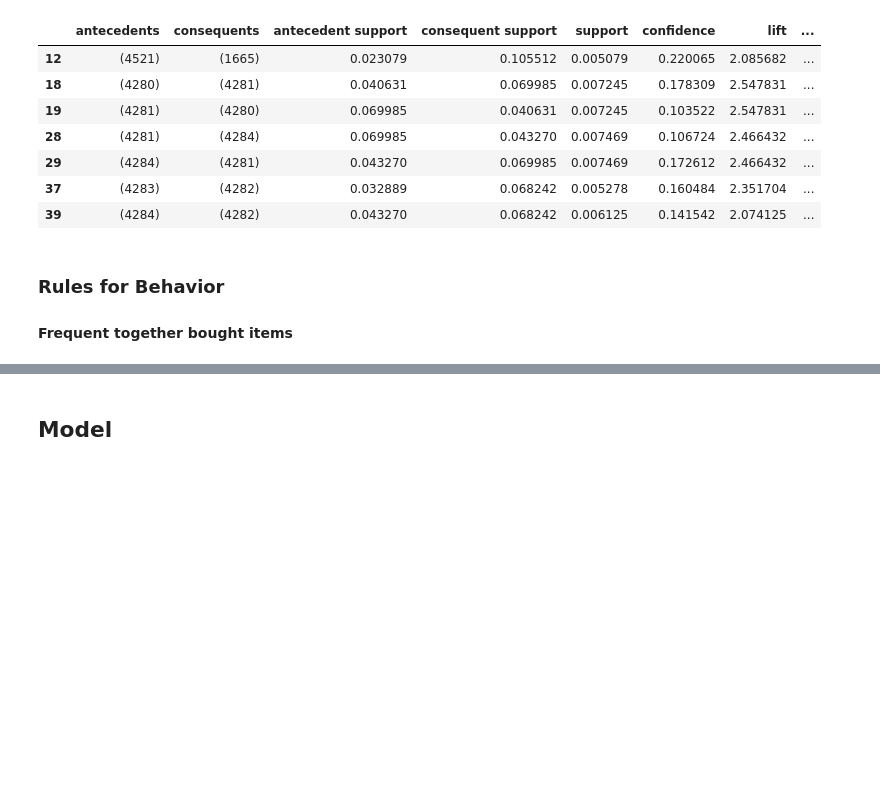
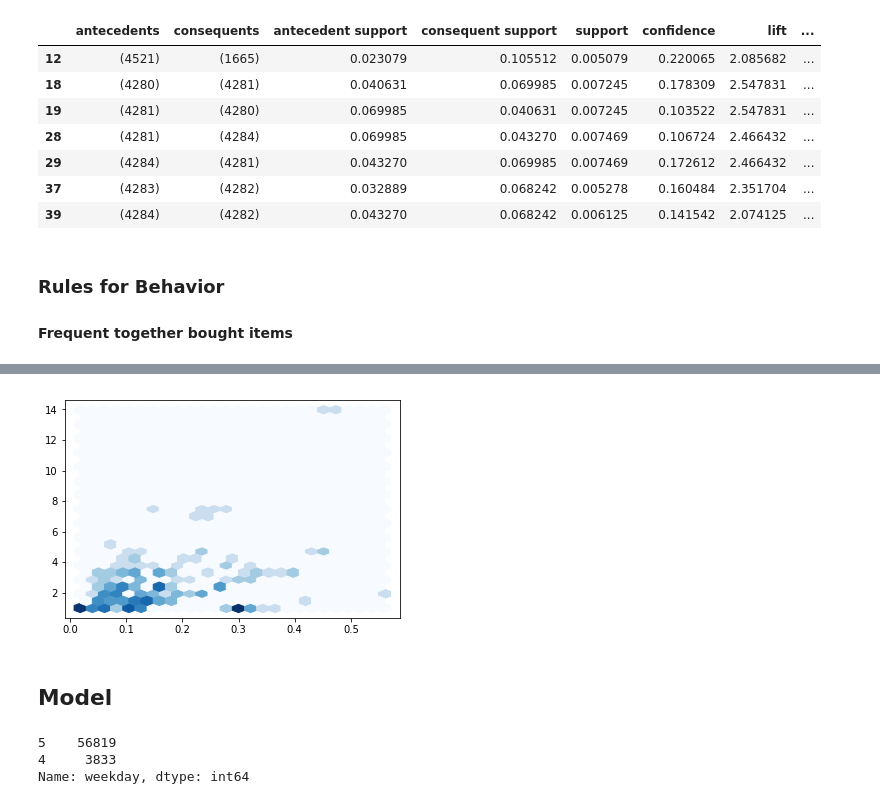
Before and after one commit to Sitorias/AdPrediction, a Jupyter notebook: Basic_Exploration.ipynb, the cells around one changed output, grey strips where cells are left out. Saved outputs shown, nothing was run; the diff lists cells and outputs as text; code cells hidden in the pictures; blank space fills up the shorter version.

```diff
--- a/Basic_Exploration.ipynb
+++ b/Basic_Exploration.ipynb
@@ -232,3 +232,5 @@ rules_clk[(rules_clk.confidence>0.1) &(rules_clk.lift>2)]
 # %% [markdown]
 ### Rules for Behavior
 #### Frequent together bought items
+# %%
+sample_log = behavior_log[behavior_log.btag == 'buy']
@@ -234,0 +241,6 @@ rules_clk[(rules_clk.confidence>0.1) &(rules_clk.lift>2)]
+# %%
+basket_log = (sample_log
+          .groupby(['user', 'cate'])
+          .count().unstack().reset_index().fillna(0)
+          .set_index('user'))
+basket_sets_log = basket_log.applymap(encode_units)
@@ -235,3 +259,10 @@ rules_clk[(rules_clk.confidence>0.1) &(rules_clk.lift>2)]
+# %%
+frequent_itemsets_log = apriori(basket_sets_log.brand, min_support=0.005, use_colnames=True)
+rules_log = association_rules(frequent_itemsets_log, metric="lift", min_threshold=1)
+# %%
+g = plt.hexbin(x="confidence", y="lift", data=rules_log,gridsize=25,cmap='Blues',bins='log')
+# %% [output]
+[figure, added]
 # %% [markdown]
 ## Model
 # %%
@@ -295,3 +326,9 @@ plt.show()
 # %%
 submission = pd.DataFrame({"id":test.id,"clk":pred})
 submission.to_csv("LightGBM_extended.csv",index=False)
+# %%
+test.weekday.value_counts()
+# %% [output]
+5    56819
+4     3833
+Name: weekday, dtype: int64
```
Also changed, not shown: parts of 31 cells of this notebook.
